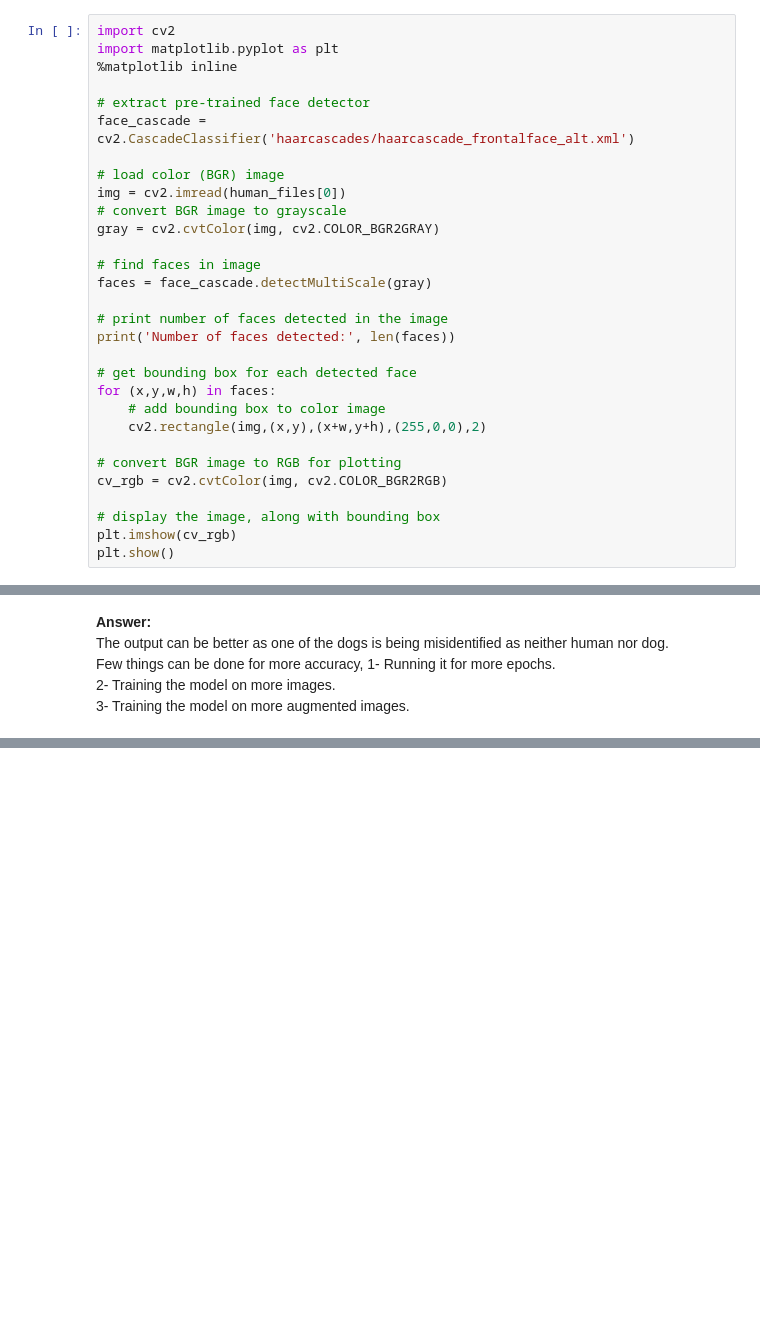
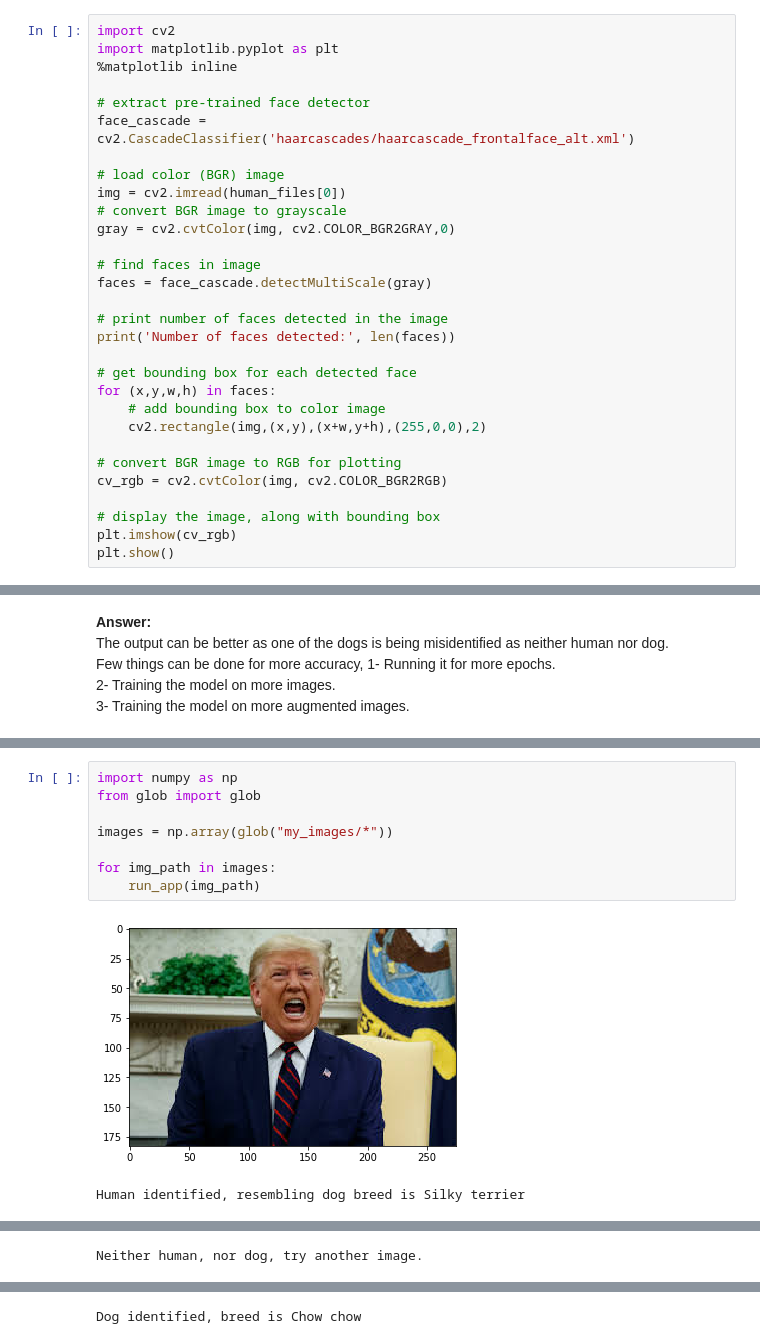
Before and after one commit to shahzina/project-dog-classification, a Jupyter notebook: dog_app.ipynb, the cells around one changed output, grey strips where cells are left out. Saved outputs shown, nothing was run; the diff lists cells and outputs as text; blank space fills up the shorter version.

Commit message:
works on my images. Yay!!

```diff
--- a/dog_app.ipynb
+++ b/dog_app.ipynb
@@ -85,7 +85,7 @@ face_cascade = cv2.CascadeClassifier('haarcascades/haarcascade_frontalface_alt.x
 # load color (BGR) image
 img = cv2.imread(human_files[0])
 # convert BGR image to grayscale
-gray = cv2.cvtColor(img, cv2.COLOR_BGR2GRAY)
+gray = cv2.cvtColor(img, cv2.COLOR_BGR2GRAY,0)
 
 # find faces in image
 faces = face_cascade.detectMultiScale(gray)
@@ -964,0 +967,11 @@ Neither human, nor dog, try another image.
+# %%
+import numpy as np
+from glob import glob
+
+images = np.array(glob("my_images/*"))
+
+for img_path in images:
+    run_app(img_path)
+# %% [output]
+[figure, added]
+Human identified, resembling dog breed is Silky terrier
@@ -964,0 +979 @@ Neither human, nor dog, try another image.
+Neither human, nor dog, try another image.
@@ -964,0 +981 @@ Neither human, nor dog, try another image.
+Dog identified, breed is Chow chow
```
Also changed, not shown: parts of 6 cells of this notebook.
